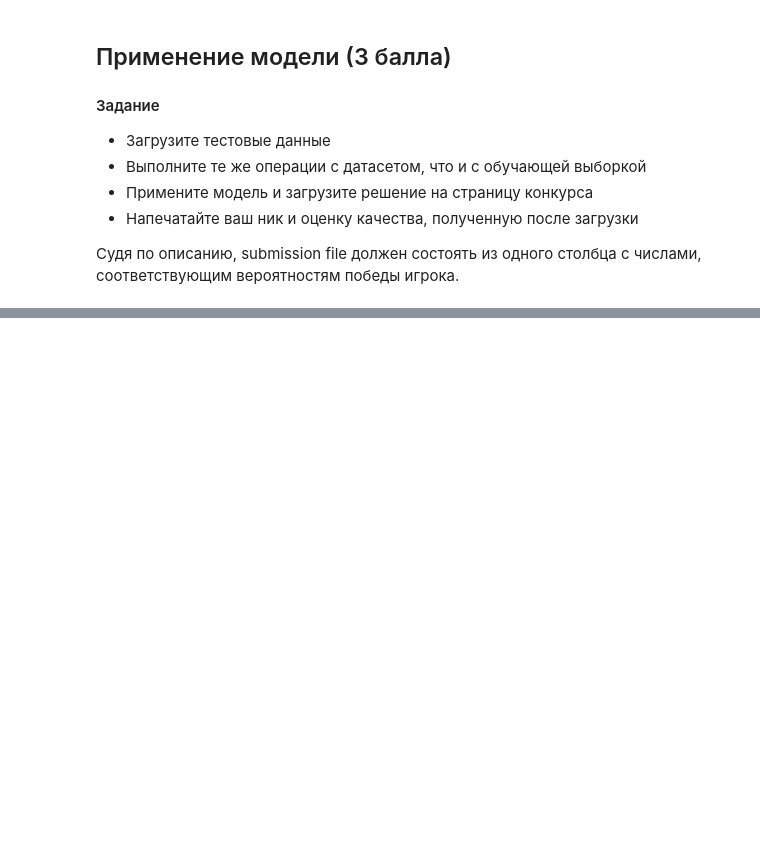
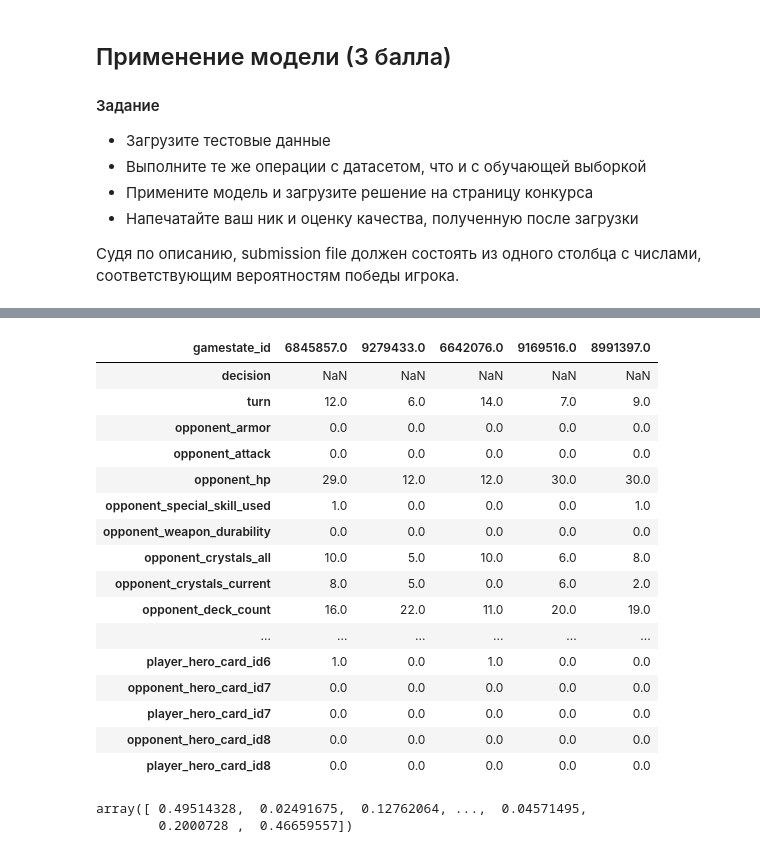
Before and after one commit to horoshenkiy/Algorithm-of-Big-Data, a Jupyter notebook: HW4/Horoshenkiy_hw4-lin-models.ipynb, the cells around one changed output, grey strips where cells are left out. Saved outputs shown, nothing was run; the diff lists cells and outputs as text; code cells hidden in the pictures; blank space fills up the shorter version.

```diff
--- a/HW4/Horoshenkiy_hw4-lin-models.ipynb
+++ b/HW4/Horoshenkiy_hw4-lin-models.ipynb
@@ -354,0 +476,29 @@ NameError: name 'df_data' is not defined
+# %%
+opponent = OneHotEncoder().fit_transform(df_test['opponent_hero_card_id'].reshape(-1, 1)).toarray().astype(int)
+player   = OneHotEncoder().fit_transform(df_test['player_hero_card_id'].reshape(-1, 1)).toarray().astype(int)
+
+for i in xrange(len(opponent[0])):
+    df_test['opponent_hero_card_id{}'.format(i)] = opponent[:, i]
+    df_test['player_hero_card_id{}'.format(i)]   = player[:, i]
+# %%
+df_test.drop(df_test[['opponent_hero_card_id', 'player_hero_card_id']], axis = 1, inplace=True)
+# %%
+df_test.head().T
+# %% [output]
+| gamestate_id | 6845857.0 | 9279433.0 | 6642076.0 | 9169516.0 | 8991397.0 |
+| decision | NaN | NaN | NaN | NaN | NaN |
+| turn | 12.0 | 6.0 | 14.0 | 7.0 | 9.0 |
+| opponent_armor | 0.0 | 0.0 | 0.0 | 0.0 | 0.0 |
+| opponent_attack | 0.0 | 0.0 | 0.0 | 0.0 | 0.0 |
+| opponent_hp | 29.0 | 12.0 | 12.0 | 30.0 | 30.0 |
+| opponent_special_skill_used | 1.0 | 0.0 | 0.0 | 0.0 | 1.0 |
+| opponent_weapon_durability | 0.0 | 0.0 | 0.0 | 0.0 | 0.0 |
+| opponent_crystals_all | 10.0 | 5.0 | 10.0 | 6.0 | 8.0 |
+| opponent_crystals_current | 8.0 | 5.0 | 0.0 | 6.0 | 2.0 |
+| opponent_deck_count | 16.0 | 22.0 | 11.0 | 20.0 | 19.0 |
+| ... | ... | ... | ... | ... | ... |
+| player_hero_card_id6 | 1.0 | 0.0 | 1.0 | 0.0 | 0.0 |
+| opponent_hero_card_id7 | 0.0 | 0.0 | 0.0 | 0.0 | 0.0 |
+| player_hero_card_id7 | 0.0 | 0.0 | 0.0 | 0.0 | 0.0 |
+| opponent_hero_card_id8 | 0.0 | 0.0 | 0.0 | 0.0 | 0.0 |
+| player_hero_card_id8 | 0.0 | 0.0 | 0.0 | 0.0 | 0.0 |
@@ -354,0 +509,6 @@ NameError: name 'df_data' is not defined
+# %%
+predictions = model.predict_proba(X_test)
+predictions
+# %% [output]
+array([ 0.49514328,  0.02491675,  0.12762064, ...,  0.04571495,
+        0.2000728 ,  0.46659557])
```
Also changed, not shown: parts of 32 cells of this notebook.
